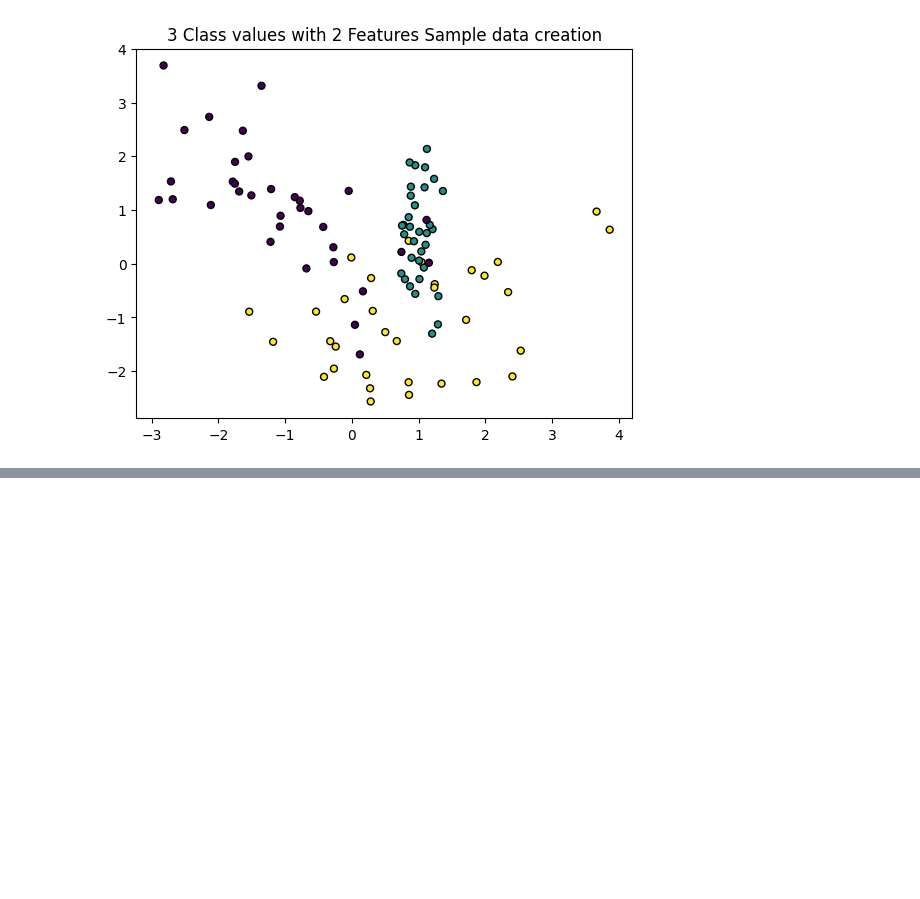
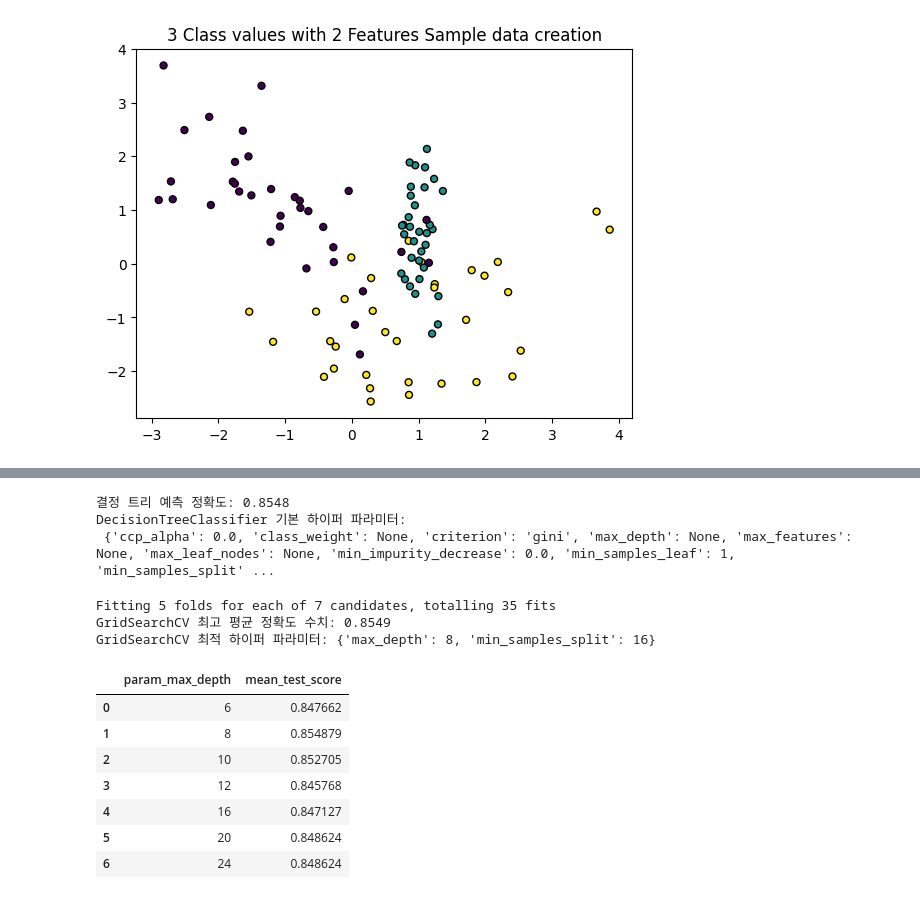
Before and after one commit to jiw0n-lee/ESAA, a Jupyter notebook: YB_week5_2.ipynb, the cells around one changed output, grey strips where cells are left out. Cells and saved outputs as stored; diff of their text form; code cells hidden in the pictures; blank space fills up the shorter version.

```diff
--- a/YB_week5_2.ipynb
+++ b/YB_week5_2.ipynb
@@ -123,0 +191,10 @@ plt.scatter(X_features[:, 0], X_features[:, 1], marker="o", c=y_labels, s=25, ed
+# %%
+def get_new_feature_name_df(old_feature_name_df):
+  feature_dup_df = pd.DataFrame(data=old_feature_name_df.groupby('column_name').cumcount(), columns=['dup_cnt'])
+  feature_dup_df = feature_dup_df.reset_index()
+  new_feature_name_df  = pd.merge(old_feature_name_df.reset_index(), feature_dup_df, how='outer')
+  new_feature_name_df['column_name'] = new_feature_name_df[['column_name',
+                                                            'dup_cnt']].apply(lambda x : x[0]+'_'+str(x[1])
+                                                              if x[1]>0 else x[0] , axis=1)
+  new_feature_name_df = new_feature_name_df.drop(['index'], axis=1)
+  return new_feature_name_df
@@ -123,0 +249,48 @@ plt.scatter(X_features[:, 0], X_features[:, 1], marker="o", c=y_labels, s=25, ed
+# %%
+from sklearn.tree import DecisionTreeClassifier
+from sklearn.metrics import accuracy_score
+
+# 예제 반복 시마다 동일한 예측 결과 도출을 위해 random_state 설정
+dt_clf = DecisionTreeClassifier(random_state=156)
+dt_clf.fit(X_train, y_train)
+pred = dt_clf.predict(X_test)
+accuracy = accuracy_score(y_test, pred)
+print('결정 트리 예측 정확도: {0:.4f}'.format(accuracy))
+
+# DecisionTreeClassifier의 하이퍼 파라미터 추출
+print('DecisionTreeClassifier 기본 하이퍼 파라미터:\n', dt_clf.get_params())
+# %% [output]
+결정 트리 예측 정확도: 0.8548
+DecisionTreeClassifier 기본 하이퍼 파라미터:
+ {'ccp_alpha': 0.0, 'class_weight': None, 'criterion': 'gini', 'max_depth': None, 'max_features': None, 'max_leaf_nodes': None, 'min_impurity_decrease': 0.0, 'min_samples_leaf': 1, 'min_samples_split' ...
+# %%
+from sklearn.model_selection import GridSearchCV
+
+params = {
+    'max_depth' : [6, 8, 10, 12, 16, 20, 24],
+    'min_samples_split' : [16]
+}
+
+grid_cv = GridSearchCV(dt_clf, param_grid=params, scoring='accuracy', cv=5, verbose=1)
+grid_cv.fit(X_train, y_train)
+print('GridSearchCV 최고 평균 정확도 수치: {0:.4f}'.format(grid_cv.best_score_))
+print('GridSearchCV 최적 하이퍼 파라미터:', grid_cv.best_params_)
+# %% [output]
+Fitting 5 folds for each of 7 candidates, totalling 35 fits
+GridSearchCV 최고 평균 정확도 수치: 0.8549
+GridSearchCV 최적 하이퍼 파라미터: {'max_depth': 8, 'min_samples_split': 16}
+# %%
+# GridSearchCV 객체의 cv_results_ 속성을 DataFrame으로 생성.
+cv_results_df = pd.DataFrame(grid_cv.cv_results_)
+
+# max_depth 파라미터 값과 그때의 테스트 세트, 학습 데이터 세트의 정확도 수치 추출
+cv_results_df[['param_max_depth', 'mean_test_score']]
+# %% [output]
+|  | param_max_depth | mean_test_score |
+| 0 | 6 | 0.847662 |
+| 1 | 8 | 0.854879 |
+| 2 | 10 | 0.852705 |
+| 3 | 12 | 0.845768 |
+| 4 | 16 | 0.847127 |
+| 5 | 20 | 0.848624 |
+| 6 | 24 | 0.848624 |
```
Also changed, not shown: parts of 14 cells of this notebook.
